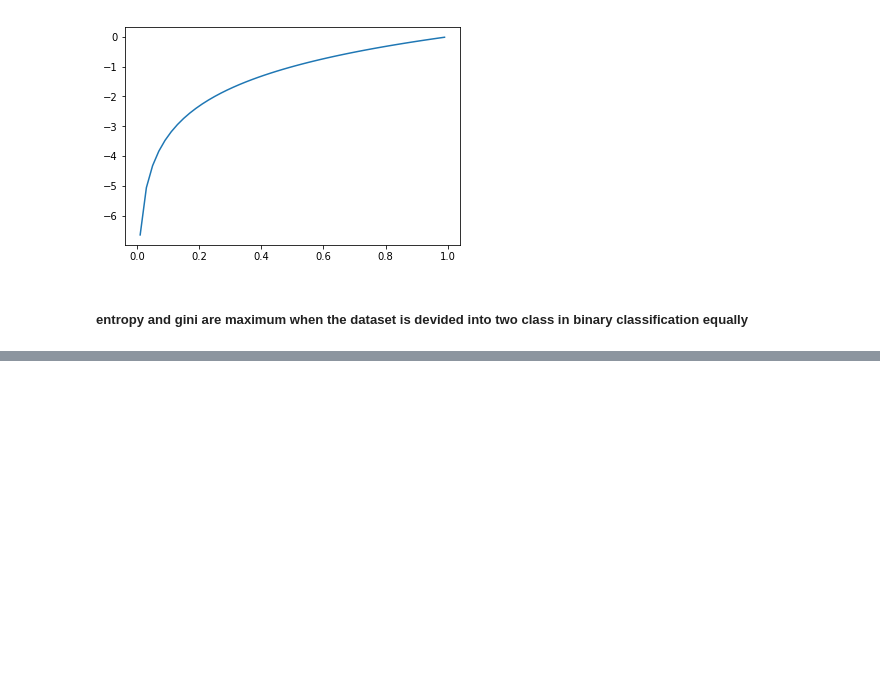
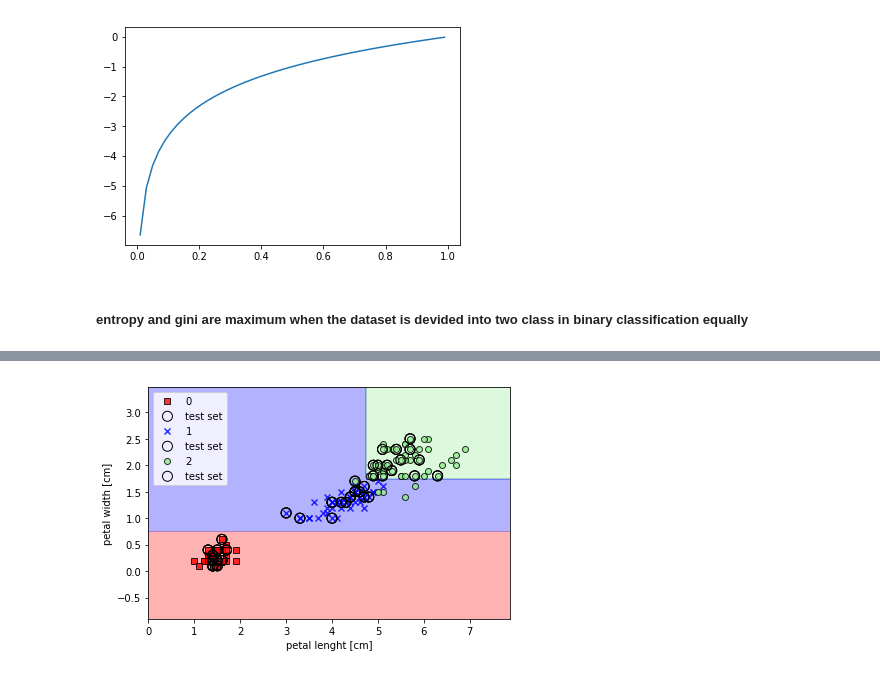
Before and after one commit to shokirovnozir/ML, a Jupyter notebook: pythonML.ipynb, the cells around one changed output, grey strips where cells are left out. Saved outputs shown, nothing was run; the diff lists cells and outputs as text; code cells hidden in the pictures; blank space fills up the shorter version.

Commit message:
decision tree

```diff
--- a/pythonML.ipynb
+++ b/pythonML.ipynb
@@ -953,0 +954,15 @@ Text(0, 0.5, 'impurity index')
+# %%
+from sklearn.tree import DecisionTreeClassifier
+dtree = DecisionTreeClassifier(criterion='gini', max_depth=3, random_state=1)
+dtree.fit(X_train, y_train)
+X_combined = np.vstack((X_train, X_test))
+y_combine = np.hstack ((y_train, y_test))
+
+plot_decision_regions(X_combined, y_combined, classifier=dtree, test_idx=range(105, 150))
+plt.xlabel('petal lenght [cm]')
+plt.ylabel('petal width [cm]')
+plt.legend(loc='upper left')
+plt.tight_layout()
+plt.show()
+# %% [output]
+[figure, added]
```
Also changed, not shown: parts of 7 cells of this notebook.
